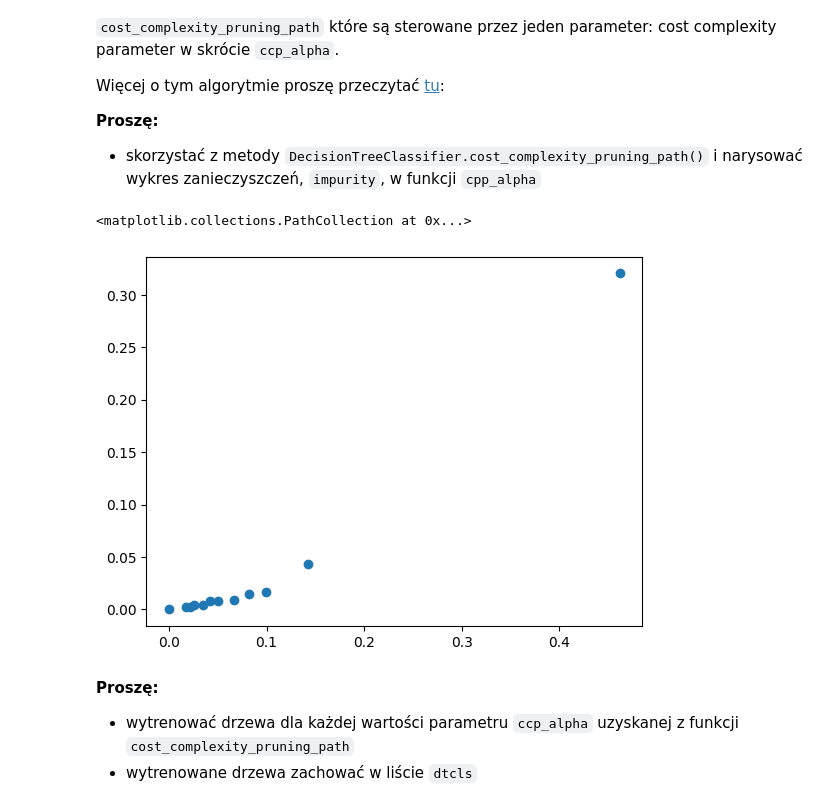
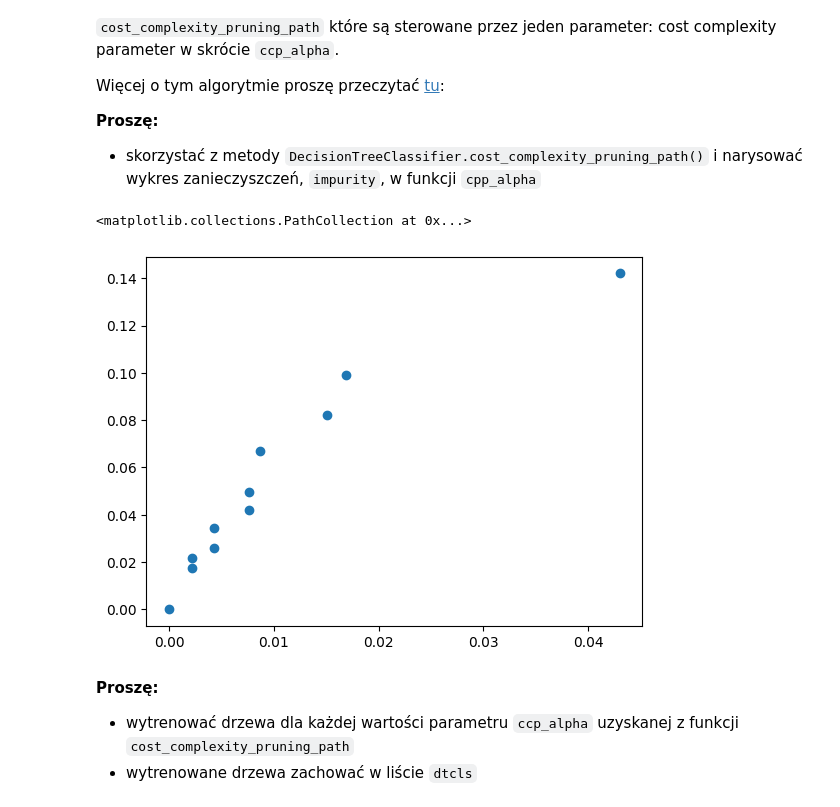
Before and after one commit to m-warda/ML2627, a Jupyter notebook: 08_Drzewa_decyzyjne_bez_gradboost.ipynb, the cells around one changed output. Drawn from its saved outputs; the diff is of its cells as text; code cells hidden in the pictures.

```diff
--- a/08_Drzewa_decyzyjne_bez_gradboost.ipynb
+++ b/08_Drzewa_decyzyjne_bez_gradboost.ipynb
@@ -264,10 +269,10 @@ Więcej o tym algorytmie proszę przeczytać [tu](https://scikit-learn.org/stabl
 # %%
 slw= dtc.cost_complexity_pruning_path(df_train,y_train)
 
-plt.scatter(slw["ccp_alphas"],slw["impurities"])
+plt.scatter(slw["ccp_alphas"][:-1],slw["impurities"][:-1])
 # %% [output]
 <matplotlib.collections.PathCollection at 0x...>
-[figure, old version]
+[figure, new version]
 # %% [markdown]
 **Proszę:**
 
```
Also changed, not shown: parts of 1 cell of this notebook.
